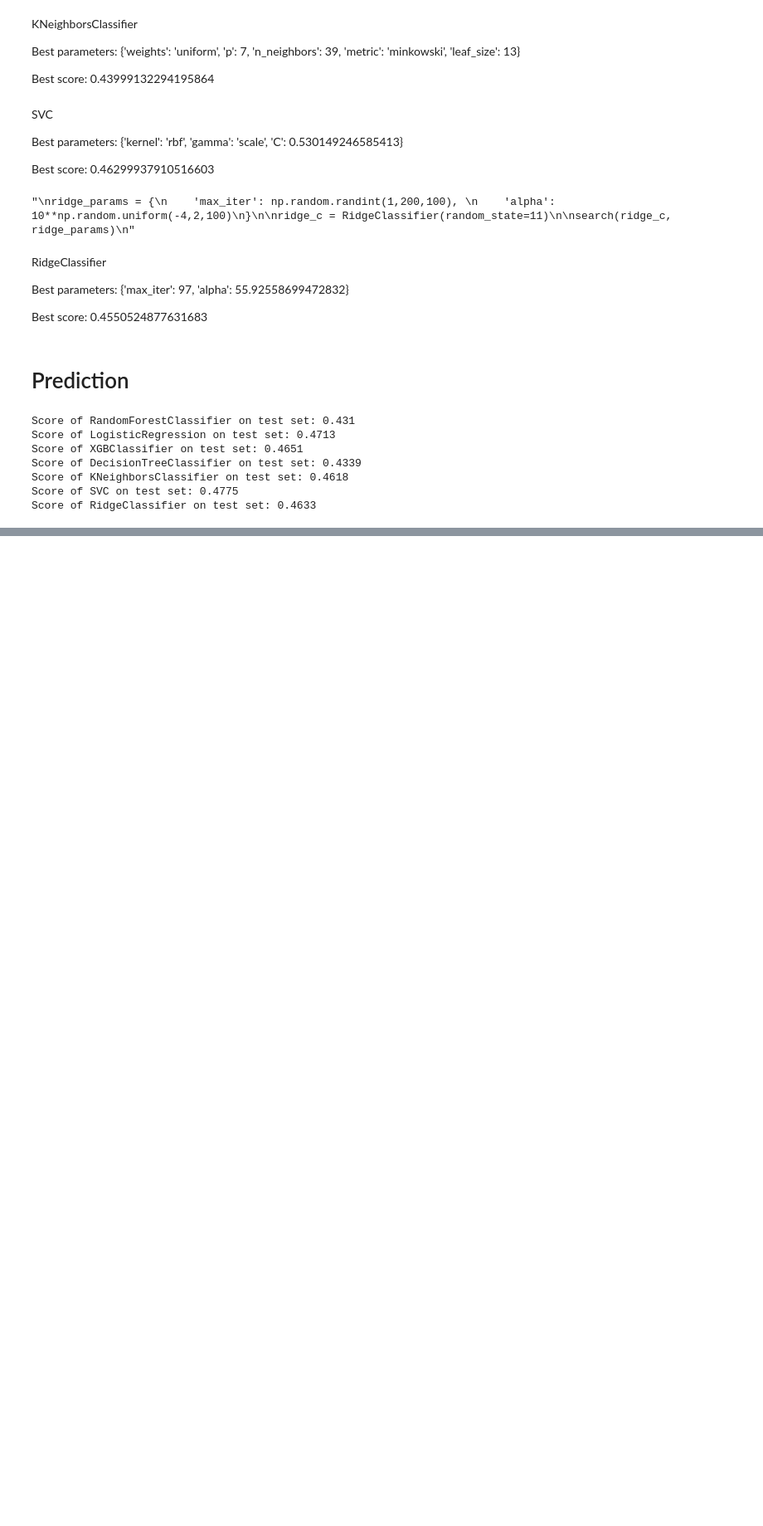
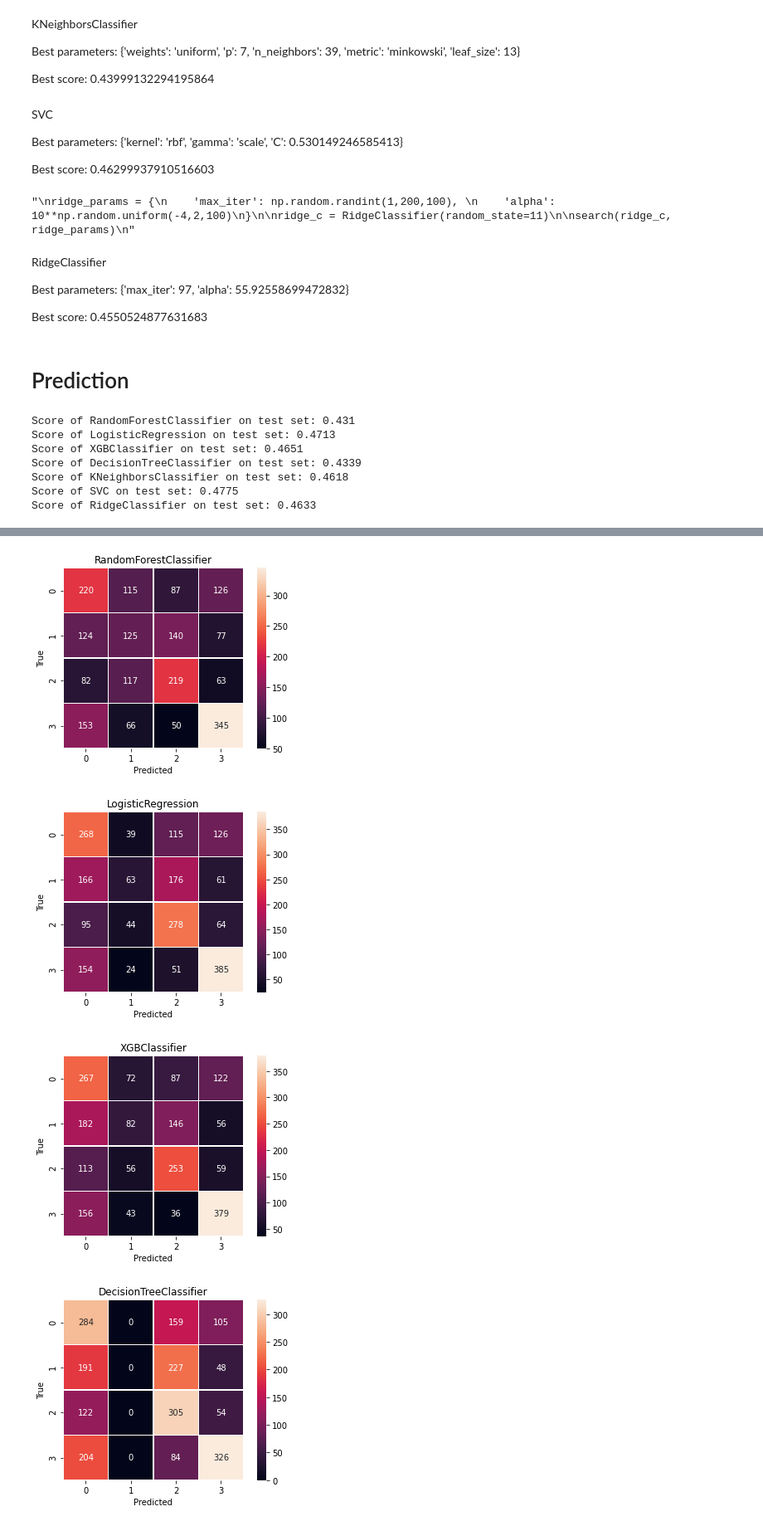
Before and after one commit to phantommarheaven7621/Customer_Segmentation_Classification, a Jupyter notebook: Customer_Segmentation_Classification.ipynb, the cells around one changed output, grey strips where cells are left out. Shown: that part at 83% size. Saved outputs shown, nothing was run; the diff lists cells and outputs as text; code cells hidden in the pictures; blank space fills up the shorter version.

Commit message:
Voting Classifier + Confusion matrix

```diff
--- a/Customer_Segmentation_Classification.ipynb
+++ b/Customer_Segmentation_Classification.ipynb
@@ -880,0 +956,19 @@ Score of RidgeClassifier on test set: 0.4633
+# %%
+# Soft voting classifier on top scored models
+soft_clf_select = VotingClassifier(
+    estimators=[
+        ('lr', lr),
+        ('xgb', xgb),
+        ('knn', knn),
+        ('svc', svc),
+    ],
+    voting='soft')
+
+# Train model
+soft_clf_select.fit(X_train, y_train)
+
+# Prediction
+y_pred_soft_select = soft_clf_select.predict(X_test)
+
+# Accuracy
+print(u'Score of hard voting classifier on test set: {}'.format(round(accuracy_score(y_test, y_pred_soft_select), 4)))
@@ -880,0 +979,25 @@ Score of RidgeClassifier on test set: 0.4633
+# %%
+# Add predictions of above voting classifiers to pred_list
+pred_list.extend([y_pred_hard, y_pred_soft, y_pred_hard_select, y_pred_soft_select])
+# %%
+# Creata a title list for all models
+title_list = ['RandomForestClassifier', 'LogisticRegression', 'XGBClassifier',
+              'DecisionTreeClassifier', 'KNeighborsClassifier', 'SVC', 'RidgeClassifier',
+             'HardVotingClassifier', 'SoftVotingClassifier', 'HardVotingClassiferSelected', 'SoftVotingClassifierSelected']
+# %%
+# Import library
+from sklearn.metrics import confusion_matrix
+
+# Plot confusion matrices using seaborn heatmap
+for i, pred in enumerate(pred_list):
+    sns.heatmap(confusion_matrix(y_test, pred), annot=True, linewidths=0.4, square=True, fmt='.3g')
+    plt.xlabel('Predicted')
+    plt.ylabel('True')
+    plt.title(title_list[i])
+    plt.show()
+    print('\n')
+# %% [output]
+[figure, added]
+[figure, added]
+[figure, added]
+[figure, added]
```
Also changed, not shown: parts of 10 cells of this notebook.
